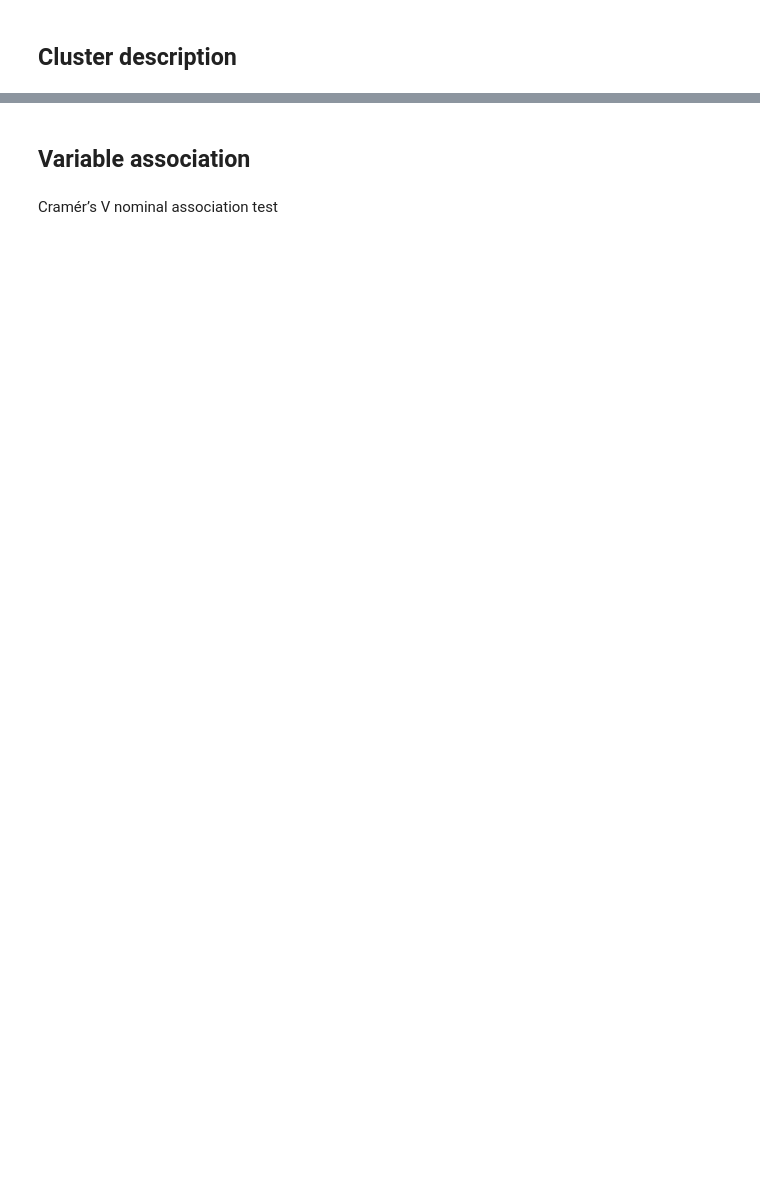
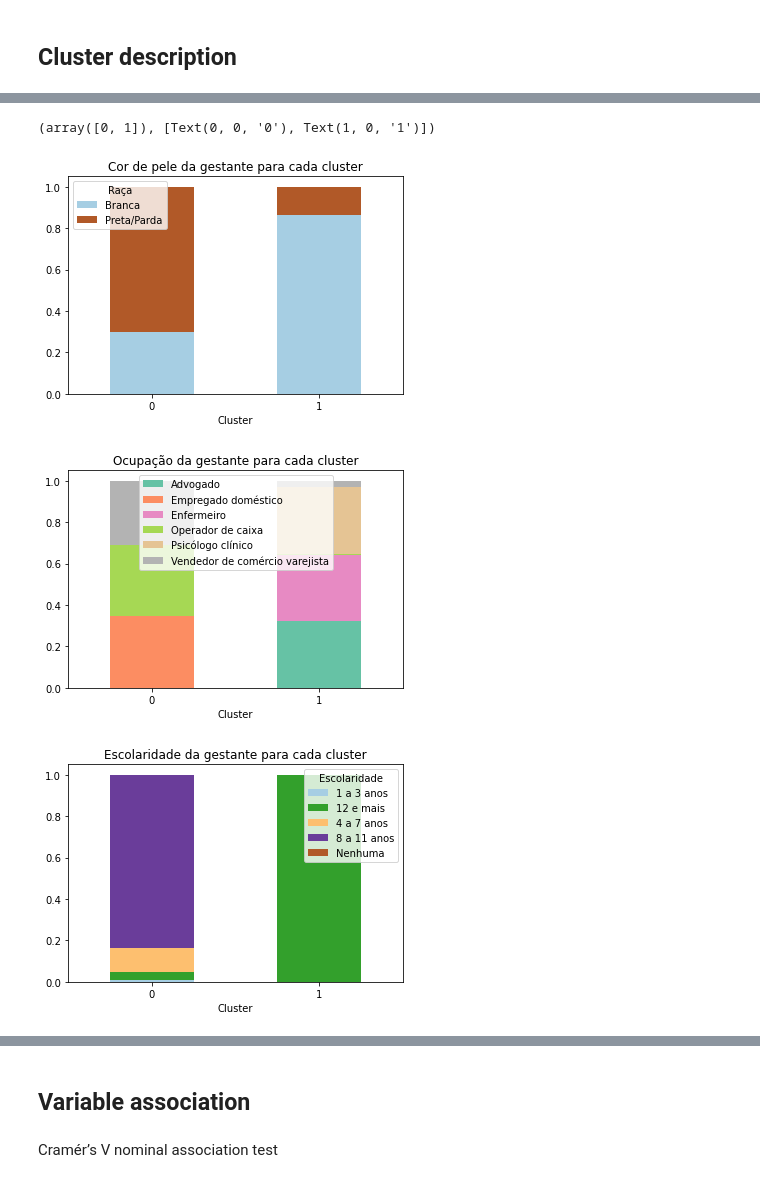
Before and after one commit to caio-isaias/data-mining-assignment, a Jupyter notebook: cluster-description.ipynb, the cells around one changed output, grey strips where cells are left out. Cells and saved outputs as stored; diff of their text form; code cells hidden in the pictures; blank space fills up the shorter version.

```diff
--- a/cluster-description.ipynb
+++ b/cluster-description.ipynb
@@ -47,0 +148,41 @@ def cramers_corrected_stat(confusion_matrix):
+# %%
+data_cluster_modified = data_cluster
+# juntar cluster 1, 2 e 3
+data_cluster_modified['cluster'] = data_cluster_modified['cluster'].map({0:0,1:1,2:1,3:1})
+# %%
+agg = data_cluster_modified.assign(count = 1)
+agg = agg.rename(columns={'cluster': 'Cluster'})
+agg = agg.rename(columns={'RACACOR': 'Raça'})
+agg = agg.rename(columns={'CODOCUPMAE': 'Ocupação'})
+agg = agg.rename(columns={'ESCMAE': 'Escolaridade'})
+
+ocupation_dtype = pd.CategoricalDtype(categories=['Empregado doméstico',
+                                                  'Operador de caixa',
+                                                  'Vendedor de comércio varejista',
+                                                  'Advogado',
+                                                  'Enfermeiro',
+                                                  'Psicólogo clínico'], ordered=True)
+agg['Ocupação'].astype(ocupation_dtype)
+
+agg_rac = data_to_stack(agg,['Cluster','Raça'])
+agg_ocu = data_to_stack(agg,['Cluster','Ocupação'])
+agg_esc = data_to_stack(agg,['Cluster','Escolaridade'])
+# %%
+%matplotlib inline
+
+agg_rac.plot(kind='bar', stacked=True, colormap='Paired')
+plt.title('Cor de pele da gestante para cada cluster')
+plt.xticks(rotation=0, ha='center')
+
+agg_ocu.plot(kind='bar', stacked=True, colormap = 'Set2',figsize=(6,4)).legend(loc='upper center')
+plt.title('Ocupação da gestante para cada cluster')
+plt.xticks(rotation=0, ha='center')
+
+agg_esc.plot(kind='bar', stacked=True, colormap = 'Paired')
+plt.title('Escolaridade da gestante para cada cluster')
+plt.xticks(rotation=0, ha='center')
+# %% [output]
+(array([0, 1]), [Text(0, 0, '0'), Text(1, 0, '1')])
+[figure, added]
+[figure, added]
+[figure, added]
```
Also changed, not shown: parts of 28 cells of this notebook, 2 other files.
